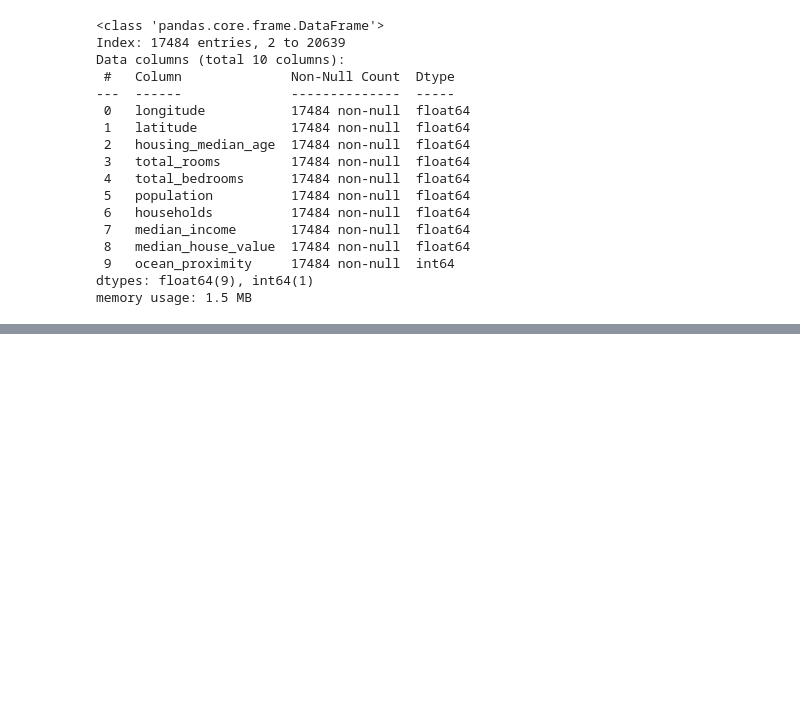
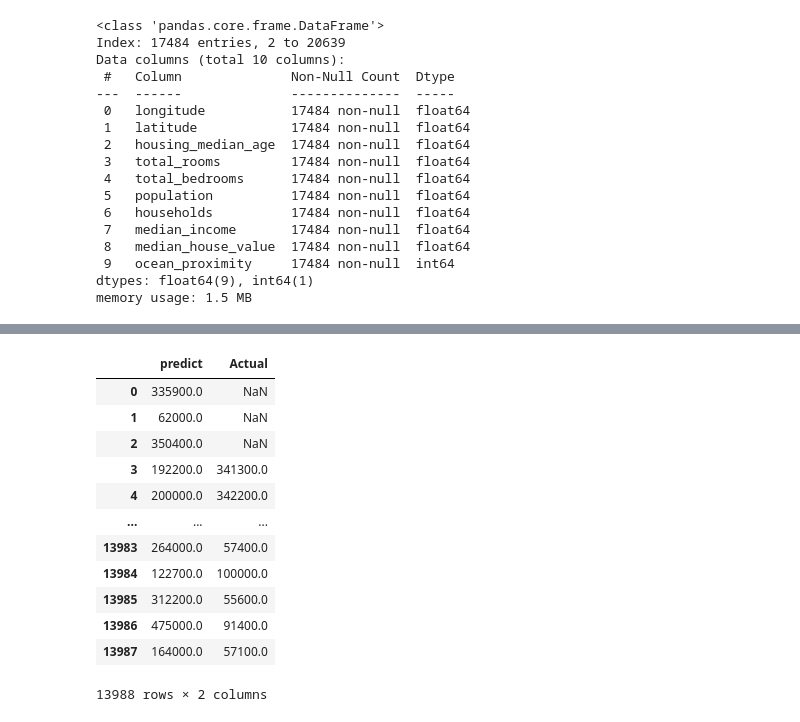
Before and after one commit to saptarshidas219/ML_Prog, a Jupyter notebook: california_house.ipynb, the cells around one changed output, grey strips where cells are left out. Cells and saved outputs as stored; diff of their text form; code cells hidden in the pictures; blank space fills up the shorter version.

```diff
--- a/california_house.ipynb
+++ b/california_house.ipynb
@@ -260,0 +390,16 @@ vif_table
+# %%
+test_data
+# %% [output]
+|  | predict | Actual |
+| 0 | 335900.0 | NaN |
+| 1 | 62000.0 | NaN |
+| 2 | 350400.0 | NaN |
+| 3 | 192200.0 | 341300.0 |
+| 4 | 200000.0 | 342200.0 |
+| ... | ... | ... |
+| 13983 | 264000.0 | 57400.0 |
+| 13984 | 122700.0 | 100000.0 |
+| 13985 | 312200.0 | 55600.0 |
+| 13986 | 475000.0 | 91400.0 |
+| 13987 | 164000.0 | 57100.0 |
+13988 rows × 2 columns
```
Also changed, not shown: parts of 18 cells of this notebook.
